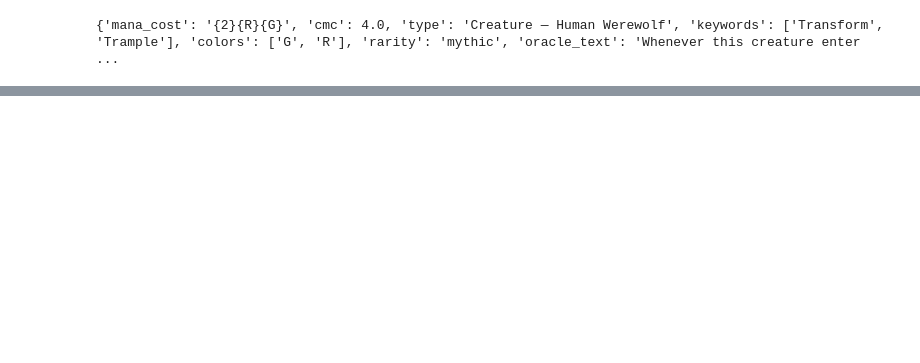
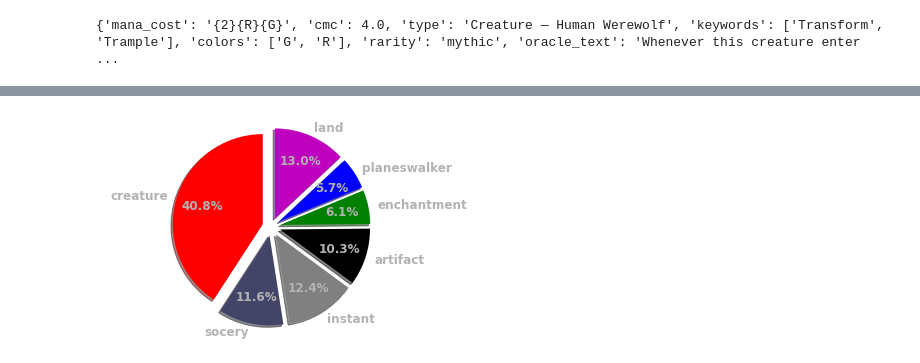
Before and after one commit to FortunesFavored/MTG_Cube_analysis, a Jupyter notebook: JupyterNotbooks/Cube_Analyzer.ipynb, the cells around one changed output, grey strips where cells are left out. Drawn from its saved outputs; the diff is of its cells as text; code cells hidden in the pictures; blank space fills up the shorter version.

Commit message:
Added pie charts for color and type distributions

```diff
--- a/JupyterNotbooks/Cube_Analyzer.ipynb
+++ b/JupyterNotbooks/Cube_Analyzer.ipynb
@@ -39,5 +21,23 @@ pprint.pprint(cube_data)
 print(cube_data["Huntmaster of the Fells"])
 # %% [output]
 {'mana_cost': '{2}{R}{G}', 'cmc': 4.0, 'type': 'Creature — Human Werewolf', 'keywords': ['Transform', 'Trample'], 'colors': ['G', 'R'], 'rarity': 'mythic', 'oracle_text': 'Whenever this creature enter ...
+# %%
+card_data = {
+    "card_name":[x for x in list(cube_data.keys())],
+    "type": [x for x in [cube_data[card]["type"] for card in list(cube_data.keys())]],
+    "colors": [x for x in [cube_data[card]["colors"] for card in list(cube_data.keys())]],
+    "mana_cost": [x for x in [cube_data[card]["mana_cost"] for card in list(cube_data.keys())]],
+    "cmc": [x for x in [cube_data[card]["cmc"] for card in list(cube_data.keys())]],
+    "keywords": [x for x in [cube_data[card]["keywords"] for card in list(cube_data.keys())]],
+    "oracle_text": [x for x in [cube_data[card]["oracle_text"] for card in list(cube_data.keys())]],
+    "image_link": [x for x in [cube_data[card]["image_link_normal"] for card in list(cube_data.keys())]],
+    "promo": [x for x in [cube_data[card]["promo"] for card in list(cube_data.keys())]],
+    "reprint": [x for x in [cube_data[card]["reprint"] for card in list(cube_data.keys())]],
+    "artist": [x for x in [cube_data[card]["artist"] for card in list(cube_data.keys())]],
+    "flavor_text": [x for x in [cube_data[card]["flavor_text"] for card in list(cube_data.keys())]],
+    "rarity": [x for x in [cube_data[card]["rarity"] for card in list(cube_data.keys())]],
+}
 # %%
-cube_data.close()
+card_df = pd.DataFrame(data=card_data)
+
+card_df
@@ -43,0 +146,77 @@ cube_data.close()
+# %%
+labels = "creature", "socery", "instant", "artifact", "enchantment", "planeswalker", "land"
+
+type_dict = {
+    "creature":0,
+    "sorcery":0,
+    "instant":0,
+    "artifact":0,
+    "enchantment":0,
+    "planeswalker":0,
+    "land":0,
+}
+i=0
+for card in card_df["type"]:
+    if "Creature" in card:
+        type_dict["creature"] += 1
+    elif "Sorcery" in card:
+        type_dict["sorcery"] += 1
+    elif "Instant" in card:
+        type_dict["instant"] += 1
+    elif "Artifact" in card:
+        type_dict["artifact"] += 1
+    elif "Enchantment" in card:
+        type_dict["enchantment"] += 1
+    elif "Planeswalker" in card:
+        type_dict["planeswalker"] += 1
+    elif "Land" in card:
+        type_dict["land"] += 1
+    i += 1
+
+color_dict
+
+sizes = [
+    type_dict["creature"],
+    type_dict["sorcery"],
+    type_dict["instant"],
+    type_dict["artifact"],
+    type_dict["enchantment"],
+    type_dict["planeswalker"],
+    type_dict["land"],
+        ]
+
+colors = [
+    "r",
+    "#434568",
+    "#808080",
+    "#000000",
+    "g",
+    "b",
+    "m",
+]
+
+explode = (0.1,0.1,0.1,0.1,0.1,0.1,0.1,)
+
+fig1, axs1 = plt.subplots()
+axs1.pie(
+    sizes,
+    radius = 1,
+    explode=explode,
+    colors = colors,
+    labels = labels,
+    autopct='%1.1f%%',
+    pctdistance=0.7,
+    shadow = True,
+    startangle = 90,
+    textprops={"color": '0.7',
+               "fontsize": 12,
+               "weight": "bold",
+    #This is text properties dictionary
+              }
+    )
+
+axs1.axis('equal')
+
+plt.show()
+# %% [output]
+[figure, added]
```
Also changed, not shown: parts of 8 cells of this notebook.
